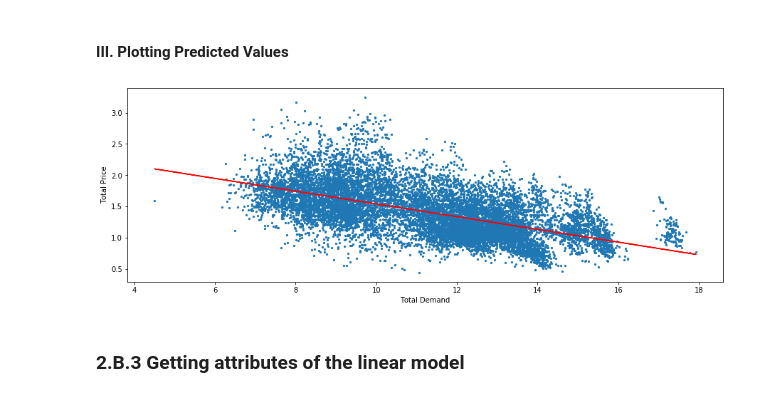
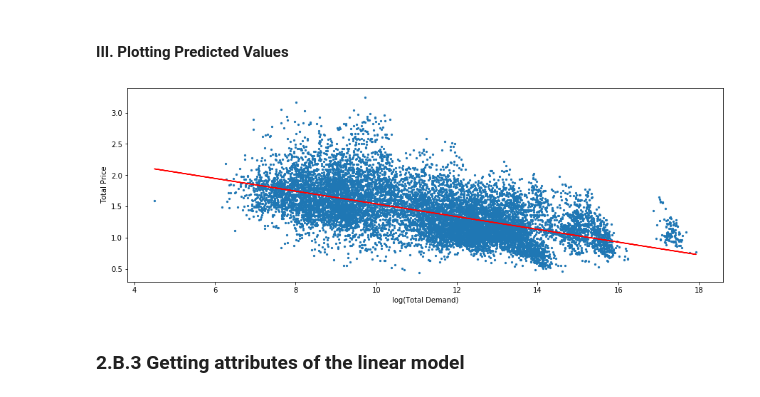
Before and after one commit to aarcher07/Predictive-Modeling-with-scikit-learn, a Jupyter notebook: 09_Model_Training_with_Linear_Regression.ipynb, the cells around one changed output. Cells and saved outputs as stored; diff of their text form; code cells hidden in the pictures.

```diff
--- a/09_Model_Training_with_Linear_Regression.ipynb
+++ b/09_Model_Training_with_Linear_Regression.ipynb
@@ -115,17 +115,17 @@ LinearRegression(copy_X=True, fit_intercept=True, n_jobs=1, normalize=False)
 # %%
 prices_predicted_ = linearmodel.predict(total_demand_)
 
 
 #scatter plot price vs. total demand
 plt.figure(figsize=(15,5))
 plt.scatter(avocado_training_set['Total Volume'],prices_training_set,s=5)
 plt.plot(total_demand_,prices_predicted_,c='r')
 
-plt.xlabel('Total Demand')
+plt.xlabel('log(Total Demand)')
 plt.ylabel('Total Price')
 plt.show()
 # %% [output]
-[figure, old version]
+[figure, new version]
 # %% [markdown]
 ### 2.B.3 Getting attributes of the linear model
 # %% [markdown]
```
Also changed, not shown: parts of 5 cells of this notebook, 4 other files.
